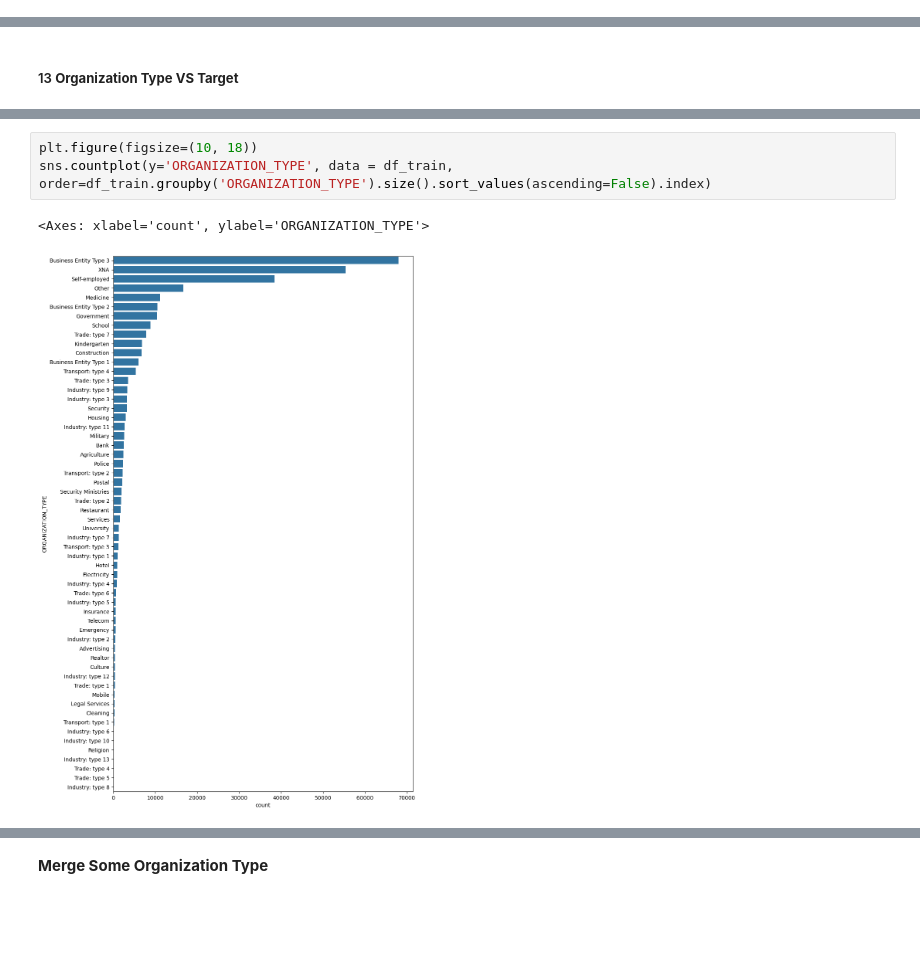
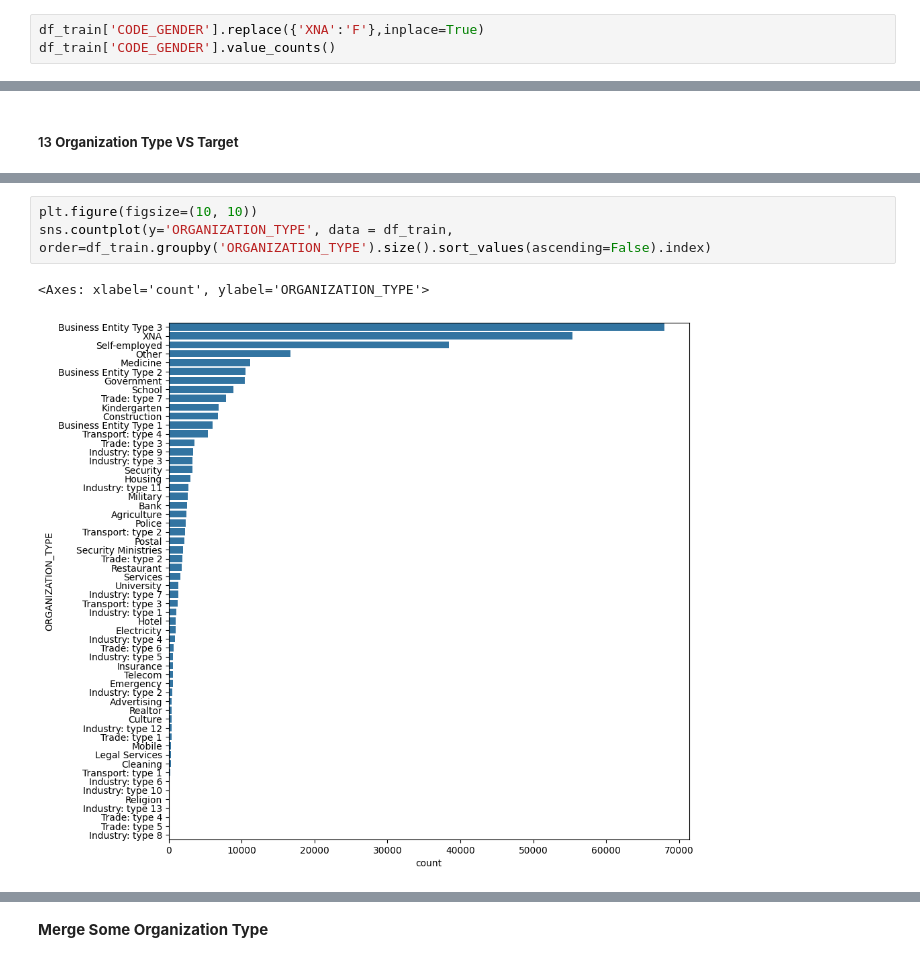
Before and after one commit to akbaradie/home-credit-scoring, a Jupyter notebook: HC_App_train_test.ipynb, the cells around one changed output, grey strips where cells are left out. Drawn from its saved outputs; the diff is of its cells as text; blank space fills up the shorter version.

```diff
--- a/HC_App_train_test.ipynb
+++ b/HC_App_train_test.ipynb
@@ -183,2 +191,5 @@ df_train[['CODE_GENDER','TARGET']].groupby(['CODE_GENDER'],as_index=False).mean(
 # %% [markdown]
 Majority of clients is Female for about 202K (66%). Meanwhile Male customers is about 105K (34%). However, for about 10% of total men had the problems repaying the loan compared to women clients (about 7%).
+# %%
+df_train['CODE_GENDER'].replace({'XNA':'F'},inplace=True)
+df_train['CODE_GENDER'].value_counts()
@@ -574,6 +724,6 @@ Clients Repayment Abilities By Contract Type
 # %%
-plt.figure(figsize=(10, 18))
+plt.figure(figsize=(10, 10))
 sns.countplot(y='ORGANIZATION_TYPE', data = df_train, order=df_train.groupby('ORGANIZATION_TYPE').size().sort_values(ascending=False).index)
 # %% [output]
 <Axes: xlabel='count', ylabel='ORGANIZATION_TYPE'>
-[figure, old version]
+[figure, new version]
```
Also changed, not shown: parts of 187 cells of this notebook.
